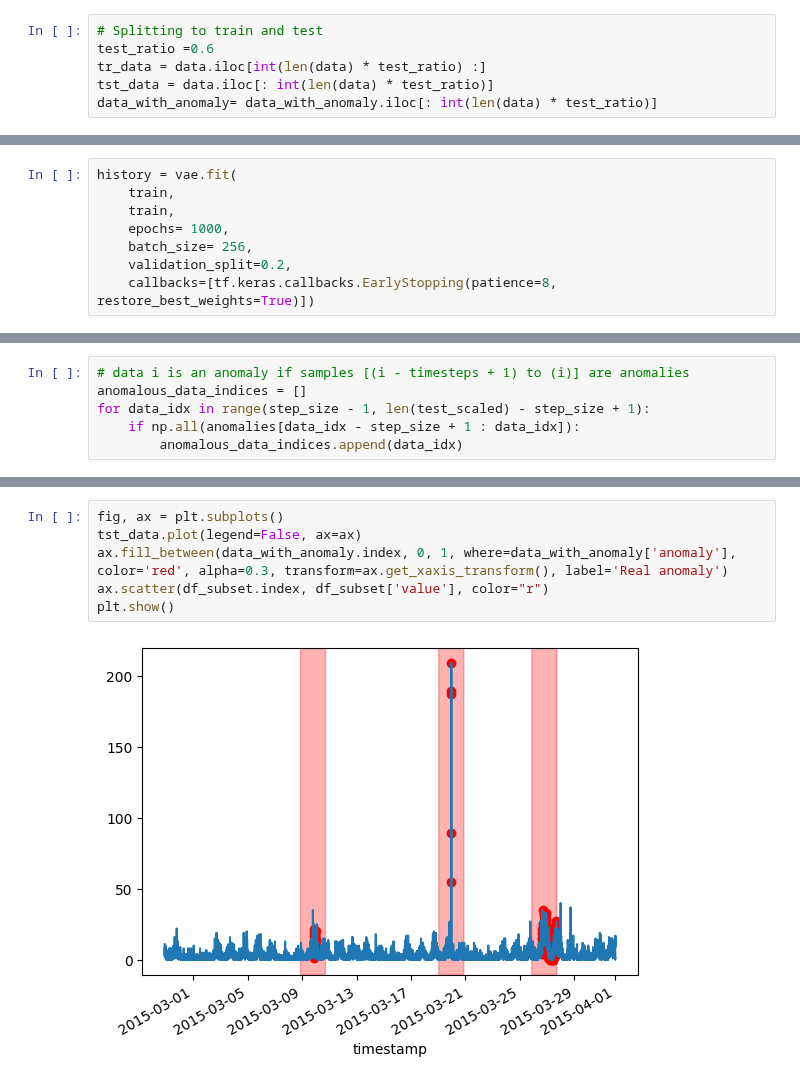
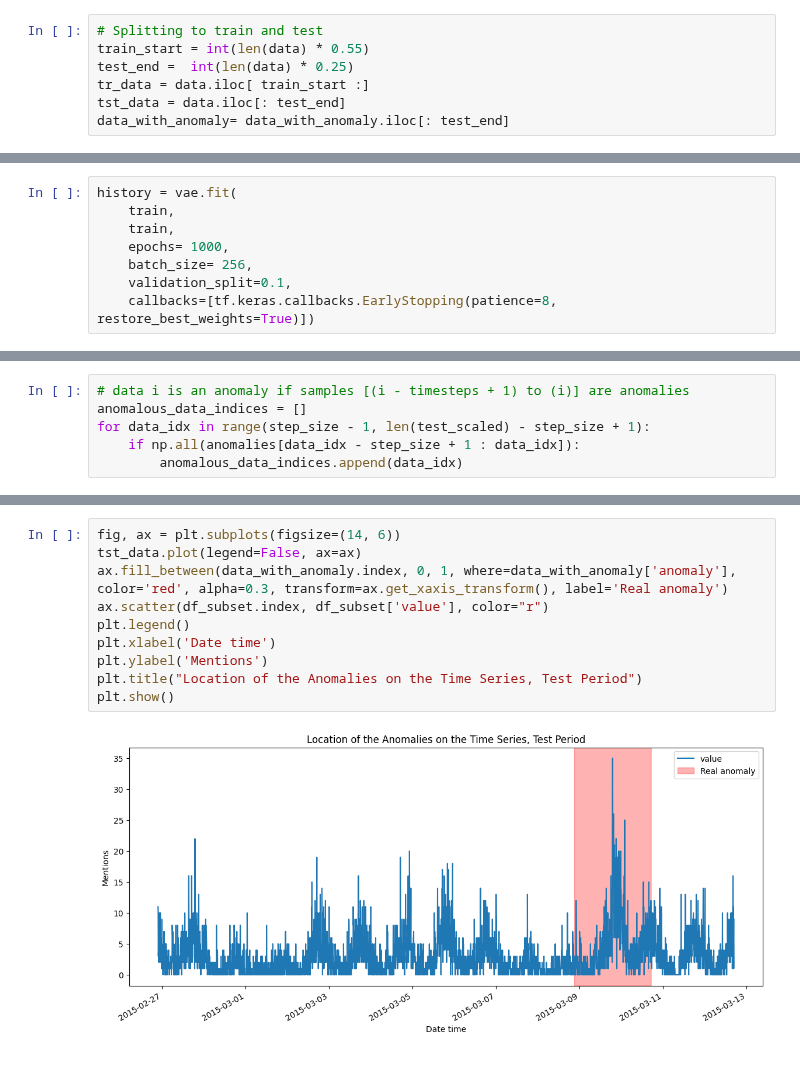
Before and after one commit to anjalianand10/VariationalAutoencodersForAnomalyDetection, a Jupyter notebook: window_for_twitter.ipynb, the cells around one changed output, grey strips where cells are left out. Drawn from its saved outputs; the diff is of its cells as text.

Commit message:
Visualized the train test split

```diff
--- a/window_for_twitter.ipynb
+++ b/window_for_twitter.ipynb
@@ -59,10 +59,11 @@ plt.show()
 Splitting training and testing: First 60% for test, last 40% for train
 # %%
 # Splitting to train and test
-test_ratio =0.6
-tr_data = data.iloc[int(len(data) * test_ratio) :]
-tst_data = data.iloc[: int(len(data) * test_ratio)]
-data_with_anomaly= data_with_anomaly.iloc[: int(len(data) * test_ratio)]
+train_start = int(len(data) * 0.55)
+test_end =  int(len(data) * 0.25)
+tr_data = data.iloc[ train_start :]
+tst_data = data.iloc[: test_end]
+data_with_anomaly= data_with_anomaly.iloc[: test_end]
 # %%
 tr_data
 # %% [output]
@@ -133,7 +134,7 @@ history = vae.fit(
     train,
     epochs= 1000,
     batch_size= 256,
-    validation_split=0.2,
+    validation_split=0.1,
     callbacks=[tf.keras.callbacks.EarlyStopping(patience=8, restore_best_weights=True)])
 # %% [output]
 Epoch 1/1000
@@ -259,11 +266,15 @@ df_subset
 # %%
-fig, ax = plt.subplots()
+fig, ax = plt.subplots(figsize=(14, 6))
 tst_data.plot(legend=False, ax=ax)
 ax.fill_between(data_with_anomaly.index, 0, 1, where=data_with_anomaly['anomaly'], color='red', alpha=0.3, transform=ax.get_xaxis_transform(), label='Real anomaly')
 ax.scatter(df_subset.index, df_subset['value'], color="r")
+plt.legend()
+plt.xlabel('Date time')
+plt.ylabel('Mentions')
+plt.title("Location of the Anomalies on the Time Series, Test Period")
 plt.show()
 # %% [output]
-[figure, old version]
+[figure, new version]
 # %%
 from utils.scoring import score_fn
 anomaly_ranges = [(datetime.strptime(start, "%Y-%m-%d %H:%M:%S.%f"),
```
Also changed, not shown: parts of 13 cells of this notebook, 8 other files.
